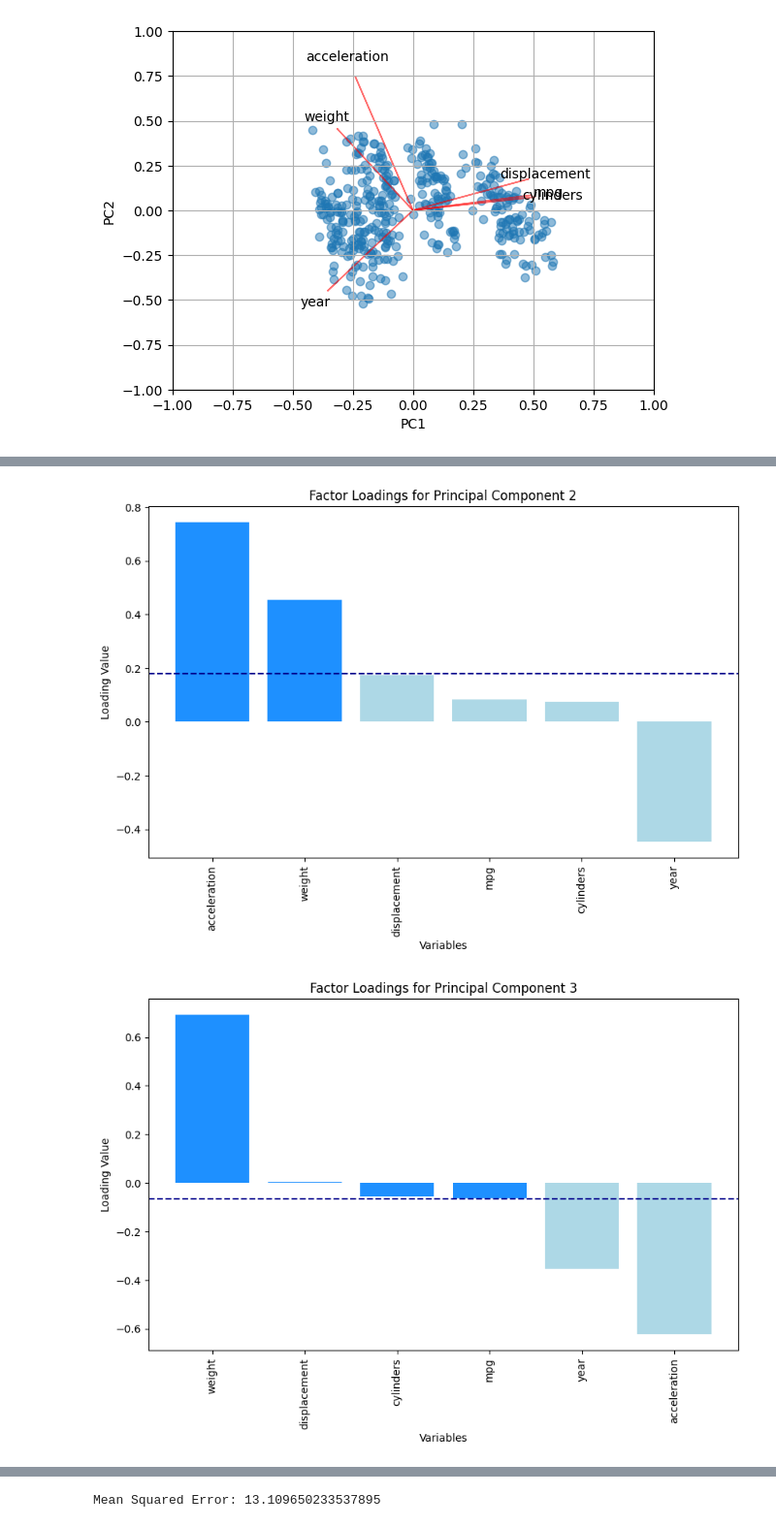
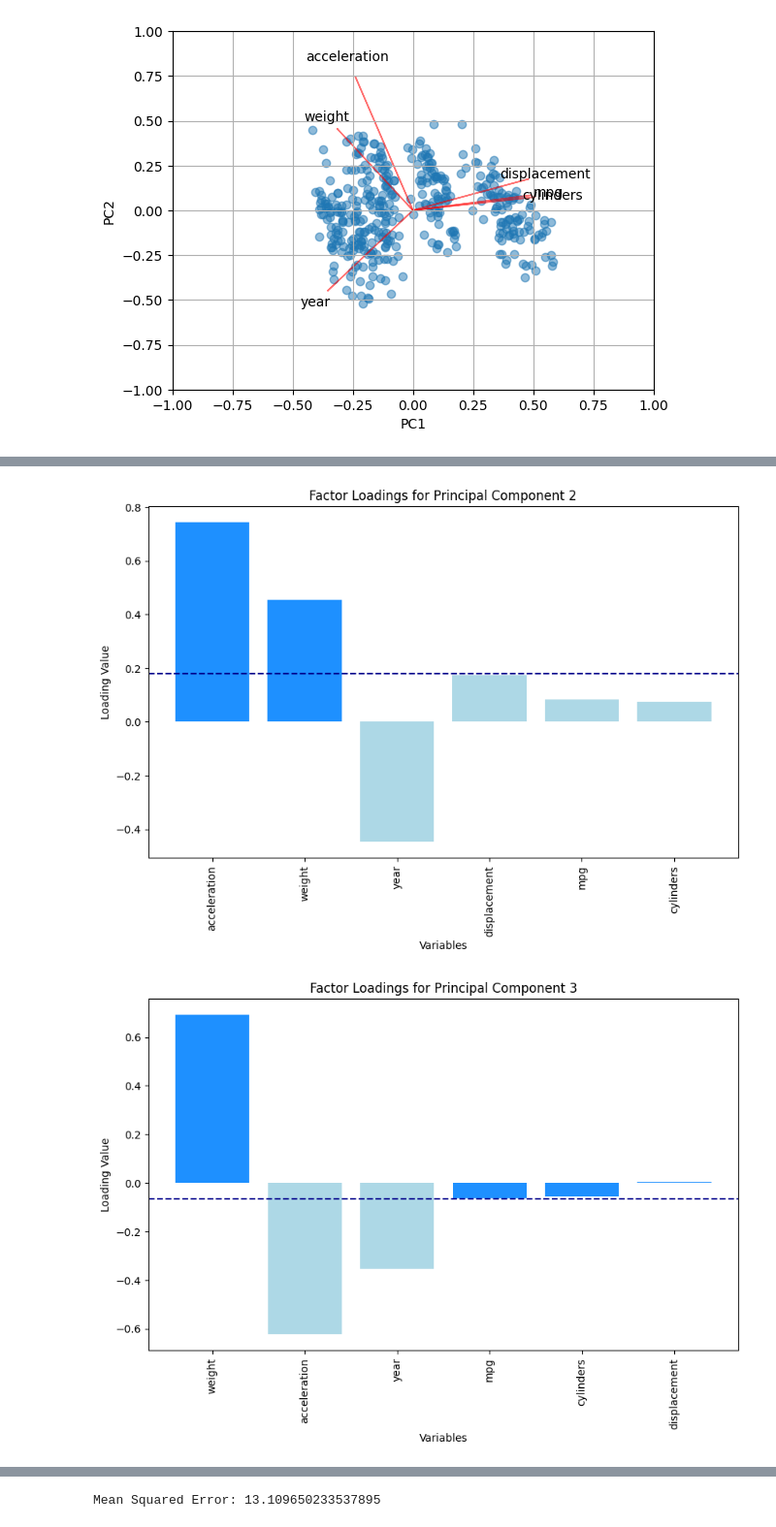
Before and after one commit to vincenzorrei/EDU-PCA, a Jupyter notebook: main_auto.ipynb, the cells around one changed output, grey strips where cells are left out. Shown at 97% size. Saved outputs shown, nothing was run; the diff lists cells and outputs as text; code cells hidden in the pictures.

```diff
--- a/main_auto.ipynb
+++ b/main_auto.ipynb
@@ -134,7 +134,7 @@ loadings = pca.components_.T
 
 # Plotting
 for i in range(index_selected): # range(loadings.shape[1]) to plot all components
-    sorted_idx = np.argsort(loadings[:, i])[::-1]
+    sorted_idx = np.argsort(abs(loadings[:, i]))[::-1]
     sorted_loadings = loadings[sorted_idx, i]
     vars = df.columns[sorted_idx]
     mean_loading = np.mean(sorted_loadings)
@@ -155,5 +155,5 @@ for i in range(index_selected): # range(loadings.shape[1]) to plot all component
-[figure, old version]
+[figure, new version]
-[figure, old version]
+[figure, new version]
 [figure]
 # %%
 X = df_standardized
```
Also changed, not shown: parts of 1 cell of this notebook, 1 other file.
